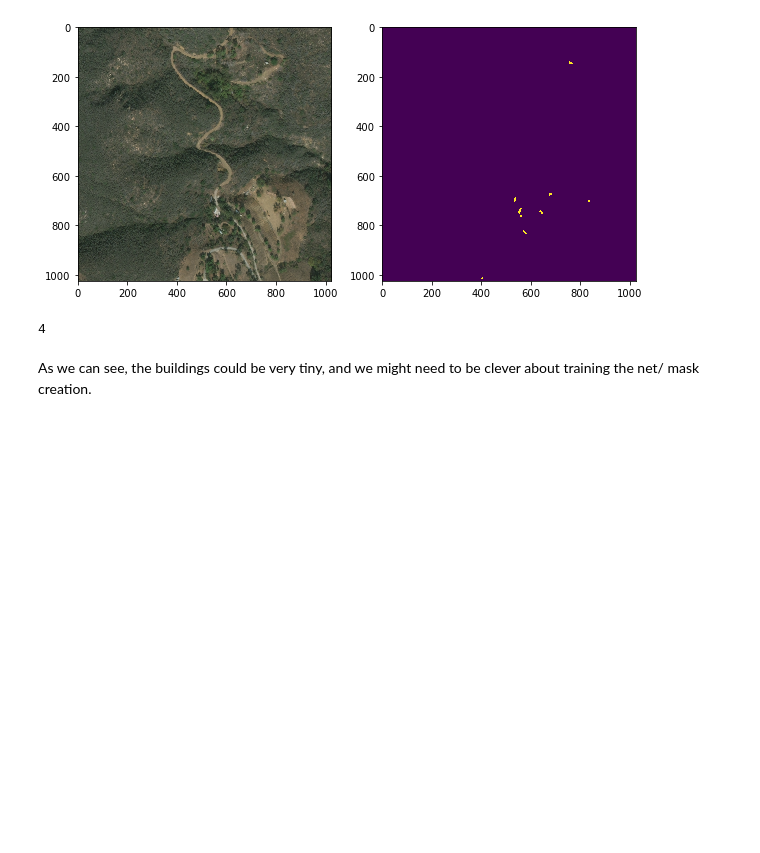
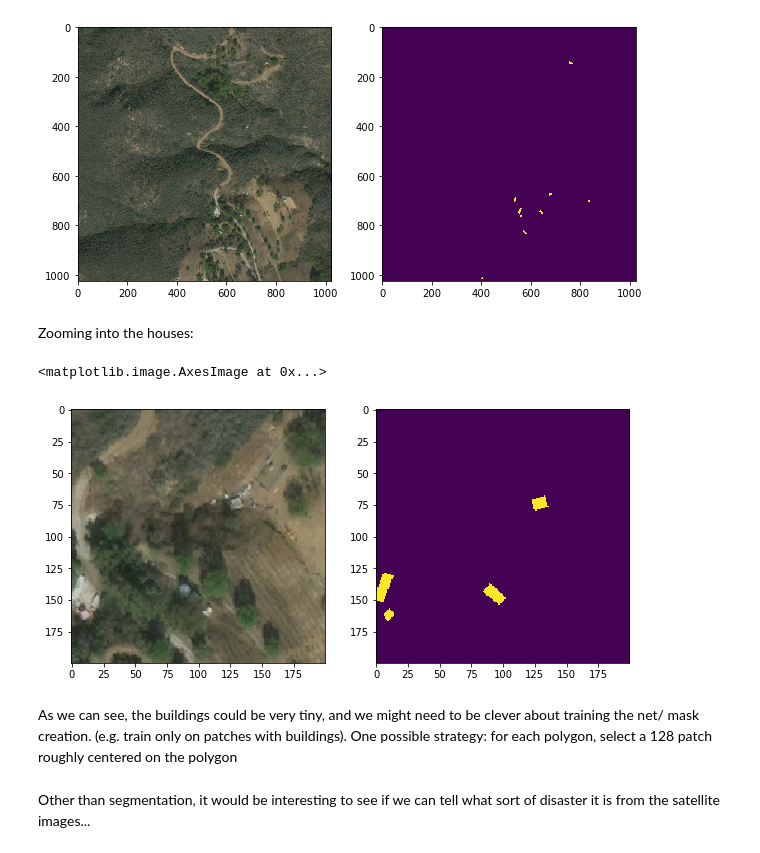
Before and after one commit to wwymak/spacenet-buildings, a Jupyter notebook: xview2/first look at data.ipynb, the cells around one changed output. Saved outputs shown, nothing was run; the diff lists cells and outputs as text; code cells hidden in the pictures; blank space fills up the shorter version.

```diff
--- a/xview2/first look at data.ipynb
+++ b/xview2/first look at data.ipynb
@@ -246,9 +256,17 @@ axs[0].imshow(np.array(PIL.Image.open(data_dir/"train"/"images"/"socal-fire_0000
 # %% [output]
 <matplotlib.image.AxesImage at 0x...>
 [figure]
-# %%
-np.array(test_mask_pre).max()
-# %% [output]
-4
+# %% [markdown]
+Zooming into the houses:
+# %%
+f, ax = plt.subplots(1,2,figsize=(10,5))
+axs = ax.ravel()
+axs[1].imshow(np.array(test_mask_pre)[600:800, 550:750]/4 * 255)
+axs[0].imshow(np.array(PIL.Image.open(data_dir/"train"/"images"/"socal-fire_00000521_pre_disaster.png"))[600:800, 550:750])
+# %% [output]
+<matplotlib.image.AxesImage at 0x...>
+[figure, added]
 # %% [markdown]
-As we can see, the buildings could be very tiny, and we might need to be clever about training the net/ mask creation.
+As we can see, the buildings could be very tiny, and we might need to be clever about training the net/ mask creation. (e.g. train only on patches with buildings). One possible strategy: for each polygon, select a 128 patch roughly centered on the polygon
+# %% [markdown]
+Other than segmentation, it would be interesting to see if we can tell what sort of disaster it is from the satellite images...
```
Also changed, not shown: parts of 10 cells of this notebook, 1 other file.
